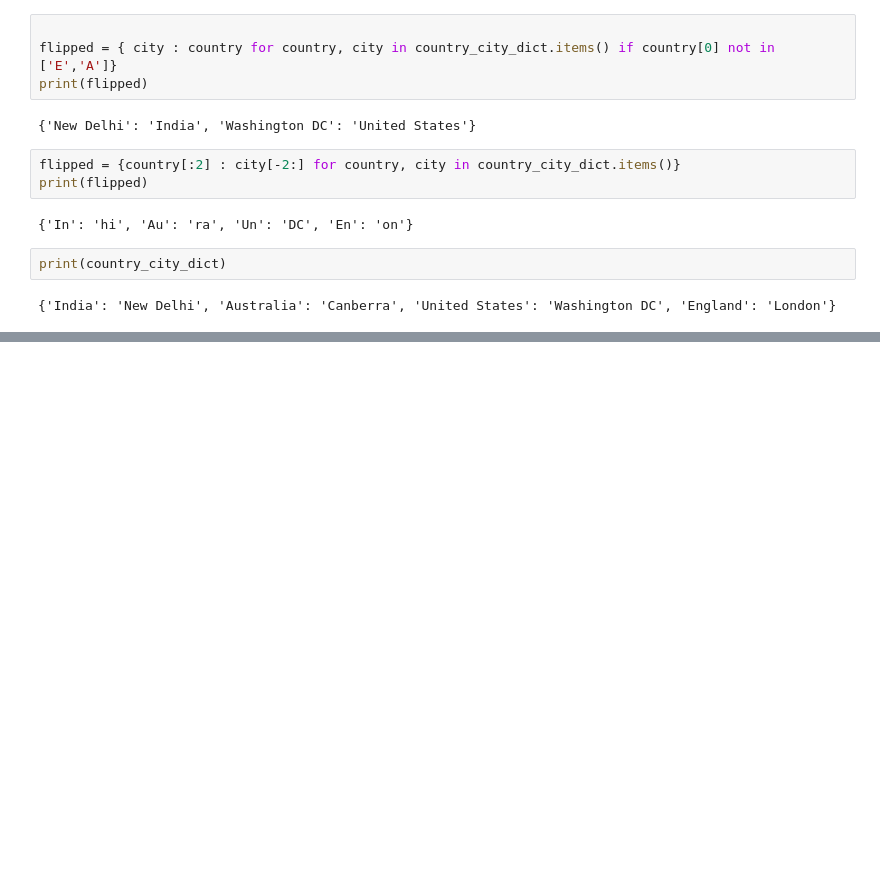
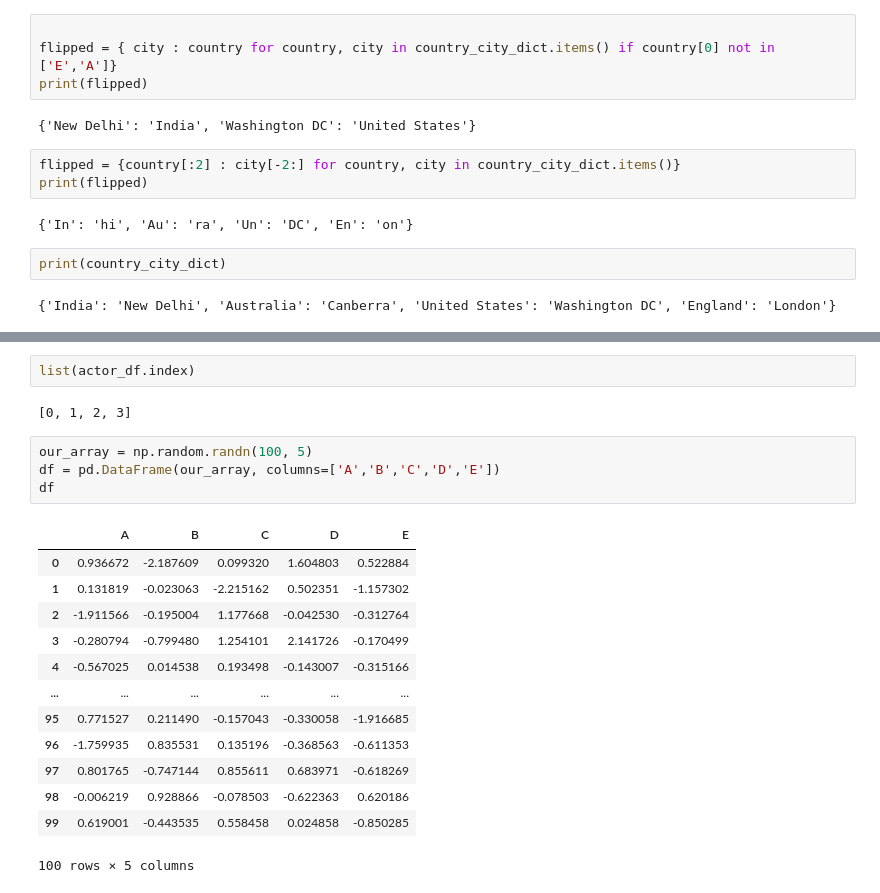
Before and after one commit to Rahul-2045/python-practice-, a Jupyter notebook: Copy_of_Untitled3.ipynb, the cells around one changed output, grey strips where cells are left out. Saved outputs shown, nothing was run; the diff lists cells and outputs as text; blank space fills up the shorter version.

```diff
--- a/Copy_of_Untitled3.ipynb
+++ b/Copy_of_Untitled3.ipynb
@@ -1482,0 +1662,22 @@ print(country_city_dict)
+# %%
+list(actor_df.index)
+# %% [output]
+[0, 1, 2, 3]
+# %%
+our_array = np.random.randn(100, 5)
+df = pd.DataFrame(our_array, columns=['A','B','C','D','E'])
+df
+# %% [output]
+|  | A | B | C | D | E |
+| 0 | 0.936672 | -2.187609 | 0.099320 | 1.604803 | 0.522884 |
+| 1 | 0.131819 | -0.023063 | -2.215162 | 0.502351 | -1.157302 |
+| 2 | -1.911566 | -0.195004 | 1.177668 | -0.042530 | -0.312764 |
+| 3 | -0.280794 | -0.799480 | 1.254101 | 2.141726 | -0.170499 |
+| 4 | -0.567025 | 0.014538 | 0.193498 | -0.143007 | -0.315166 |
+| ... | ... | ... | ... | ... | ... |
+| 95 | 0.771527 | 0.211490 | -0.157043 | -0.330058 | -1.916685 |
+| 96 | -1.759935 | 0.835531 | 0.135196 | -0.368563 | -0.611353 |
+| 97 | 0.801765 | -0.747144 | 0.855611 | 0.683971 | -0.618269 |
+| 98 | -0.006219 | 0.928866 | -0.078503 | -0.622363 | 0.620186 |
+| 99 | 0.619001 | -0.443535 | 0.558458 | 0.024858 | -0.850285 |
+100 rows × 5 columns
```
Also changed, not shown: parts of 32 cells of this notebook.
